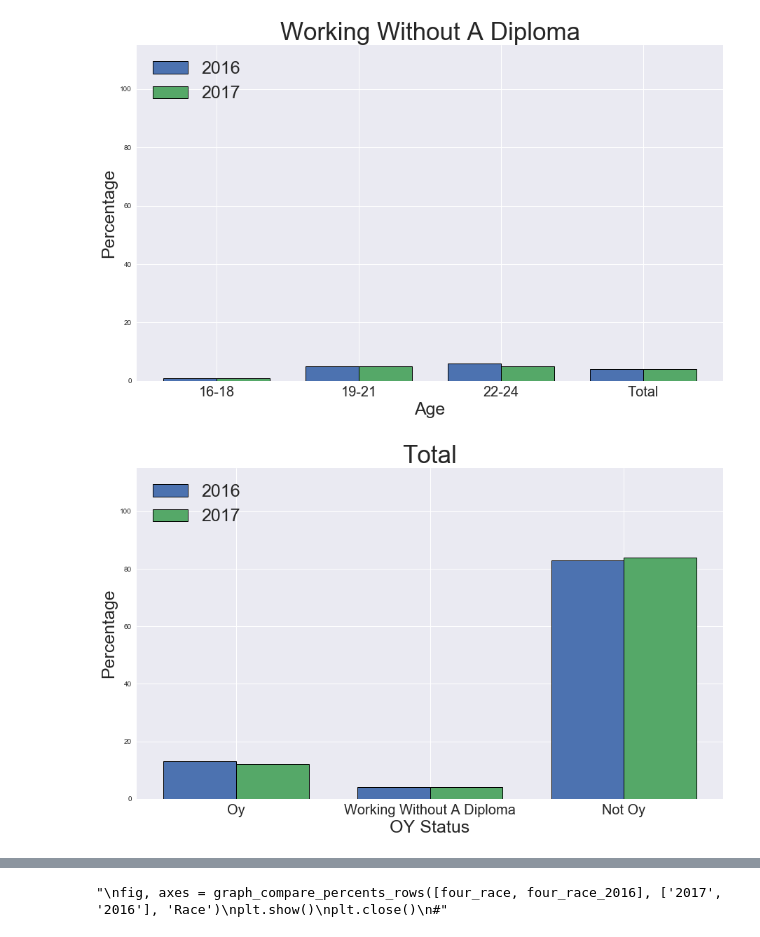
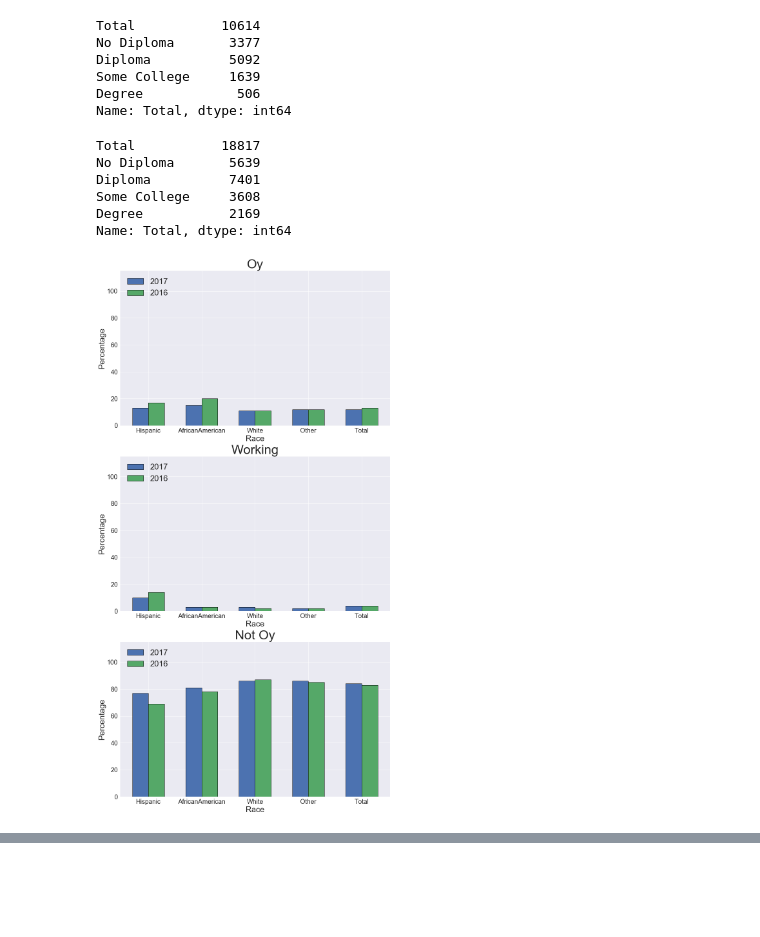
Before and after one commit to Jarodc33/dsc-mod-1-project-seattle-ds, a Jupyter notebook: src/tester_boi.ipynb, the cells around one changed output, grey strips where cells are left out. Saved outputs shown, nothing was run; the diff lists cells and outputs as text; code cells hidden in the pictures; blank space fills up the shorter version.

Commit message:
graphs made and fixed muti grapher

```diff
--- a/src/tester_boi.ipynb
+++ b/src/tester_boi.ipynb
@@ -15,45 +14,59 @@ four_race, age, education, all_races = page_2_tables(total_youth_unweighted) # a
 four_race_dct, age_dct, education_dct, all_races_dct = page_2_dicts(total_youth_unweighted) # all breakups as dct
 # %%
 four_race_2016, age_2016, edu_2016 = get_2016_tables()
+# %%
+education["Total"]
+# %% [output]
+Total           10614
+No Diploma       3377
+Diploma          5092
+Some College     1639
+Degree            506
+Name: Total, dtype: int64
+# %%
+edu_2016["Total"]
+# %% [output]
+Total           18817
+No Diploma       5639
+Diploma          7401
+Some College     3608
+Degree           2169
+Name: Total, dtype: int64
 # %%
 plt.style.use('seaborn')
 #dummy = graph_compare_percents_rows([age], ['2017'], 'Age')
-plt.ioff()
+
+
+"""
+fig, axes = graph_compare_percents_rows([age_2016, age], ['2016', '2017'], 'Age')
+plt.show()
+plt.close()
 #"""
-fig, axes = graph_compare_percents_rows([age_2016, age], ['2016', '2017'], 'Age')
-display_one_axis(axes, 1)
-#plt.show()
-#plt.close()
-#"
 
-#"""
+""" # Figures have been made
 fig, axes = graph_compare_percents_cols([age_2016, age], ['2016', '2017'], 'OY Status')
-display_one_axis(axes, 3)
-#plt.show()
-#plt.close()
-#"
+display_one_axis(fig, axes, 3, title = 'Change in Opportunity Youth From 2016 to 2017', save_name = 'OY_change_2016_2017.png')
+#"""#p<<0.01
 
 """
 fig, axes = graph_compare_percents_rows([edu_2016, education], ['2016', '2017'], 'Degree Level')
 plt.show()
 plt.close()
 #"""
 
-#"""
-fig, axes = graph_compare_percents_cols([edu_2016, education], ['2016', '2017'], 'OY Status')
-display_one_axis(axes, 3)
-#plt.show()
-#plt.close()
-#"""
+""" # Figures have been made
+fig, axes = graph_compare_percents_cols([edu_2016, education], ['2016', '2017'], 'Education Status')
+display_one_axis(fig, axes, 3, title = 'Change in Education Attainment From 2016 to 2017', save_name = 'Education_change_2016_2017.png')
+#"""#p<<0.01
 
-"""
+""" # Figures have been made
 fig, axes = graph_compare_percents_rows([four_race, four_race_2016], ['2017', '2016'], 'Race')
+fig.savefig("oy_by_race")
 plt.show()
 plt.close()
 #"""
 
 
 #dummy = graph_compare_percents_cols([education, edu_2016, education, edu_2016], ['2017', '2016', '2017', '2016'], 'Degree Level')
 # %% [output]
-[figure, old version]
+[figure, new version]
-[figure, removed]
@@ -61,2 +73 @@ plt.close()
-"\nfig, axes = graph_compare_percents_rows([four_race, four_race_2016], ['2017', '2016'], 'Race')\nplt.show()\nplt.close()\n#"
 # %%
```
Also changed, not shown: parts of 3 cells of this notebook, 5 other files.
